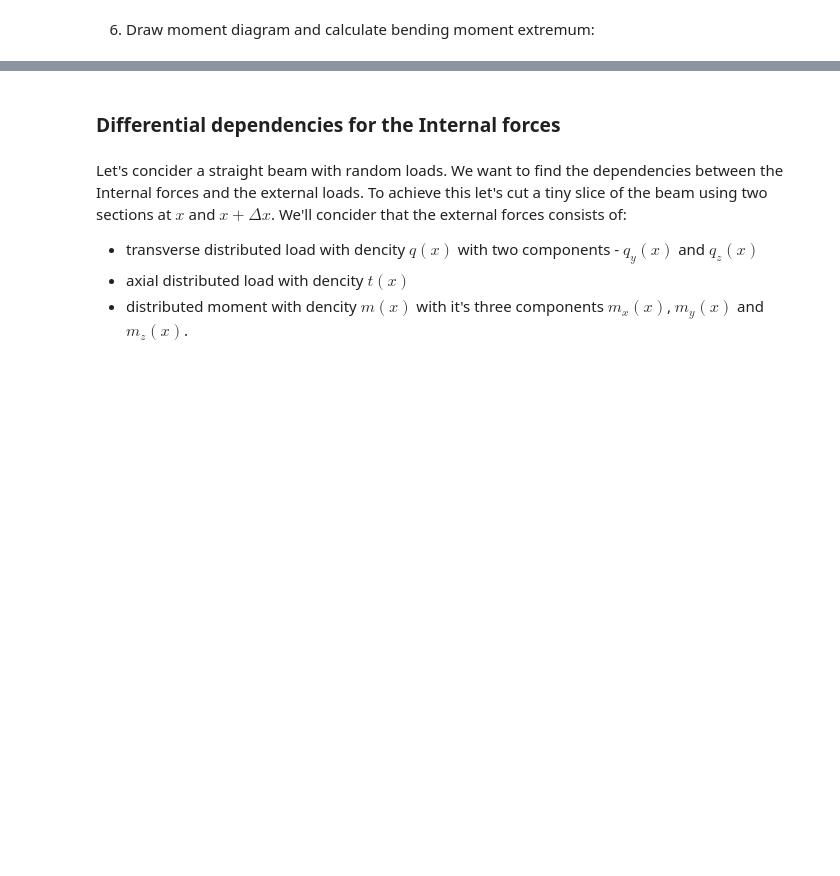
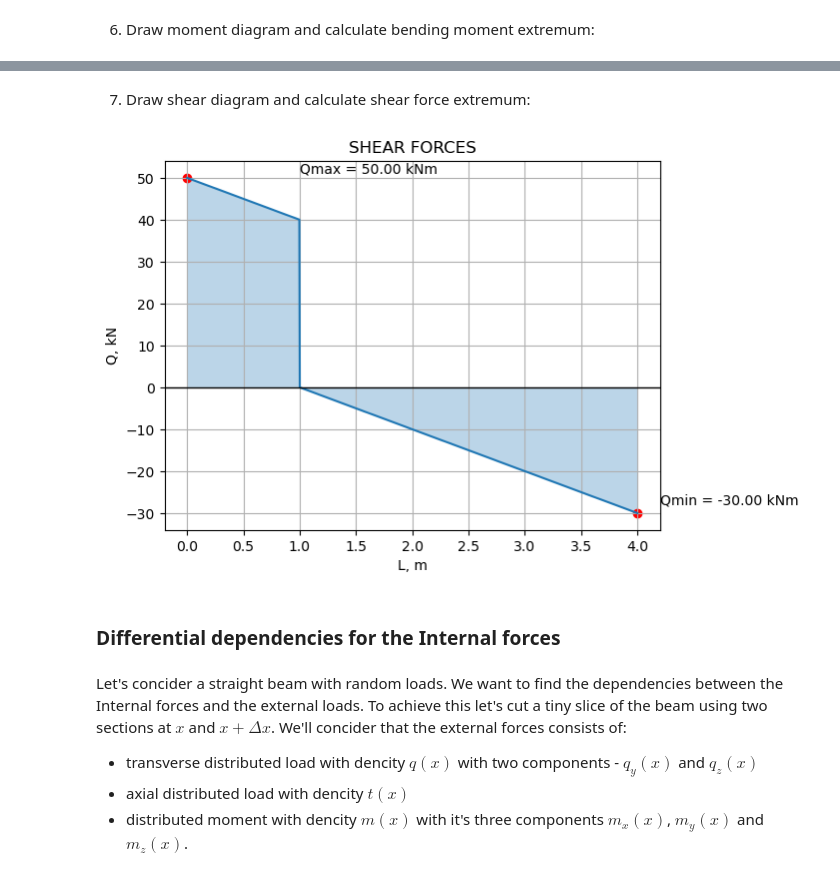
Before and after one commit to AleksandrinaStoyanova/Internal-Forces, a Jupyter notebook: Internal Forces.ipynb, the cells around one changed output, grey strips where cells are left out. Saved outputs shown, nothing was run; the diff lists cells and outputs as text; code cells hidden in the pictures; blank space fills up the shorter version.

```diff
--- a/Internal Forces.ipynb
+++ b/Internal Forces.ipynb
@@ -276,3 +256,9 @@ plt.show()
+# %% [markdown]
+7. Draw shear diagram and calculate shear force extremum:
+# %%
+draw_internal_forces_diagram(calculate_shear_forces, l, "Q, kN", "Q", False)
+# %% [output]
+[figure, added]
 # %% [markdown]
 ### Differential dependencies for the Internal forces
 # %% [markdown]
```
Also changed, not shown: parts of 12 cells of this notebook.
